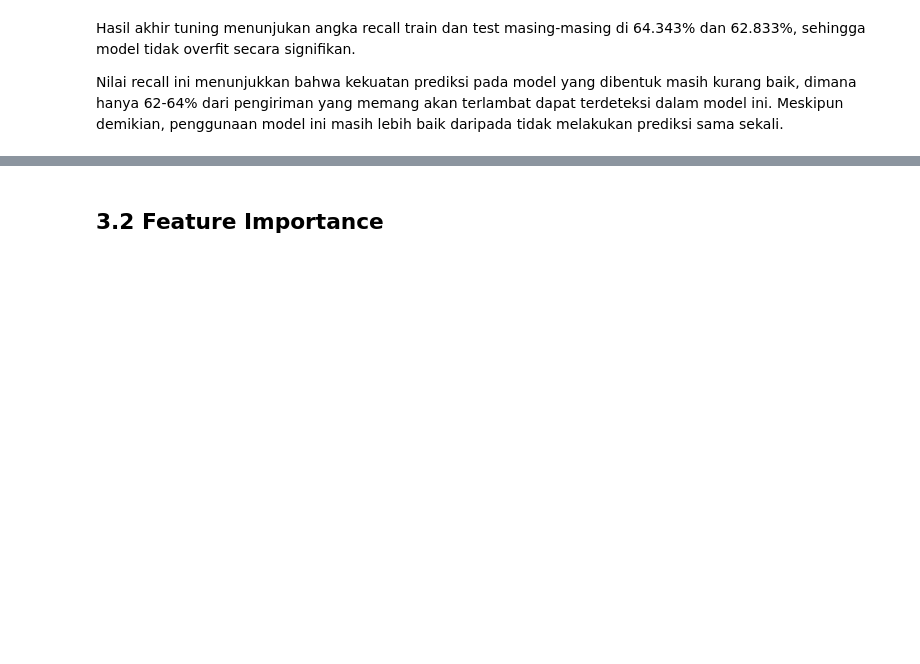
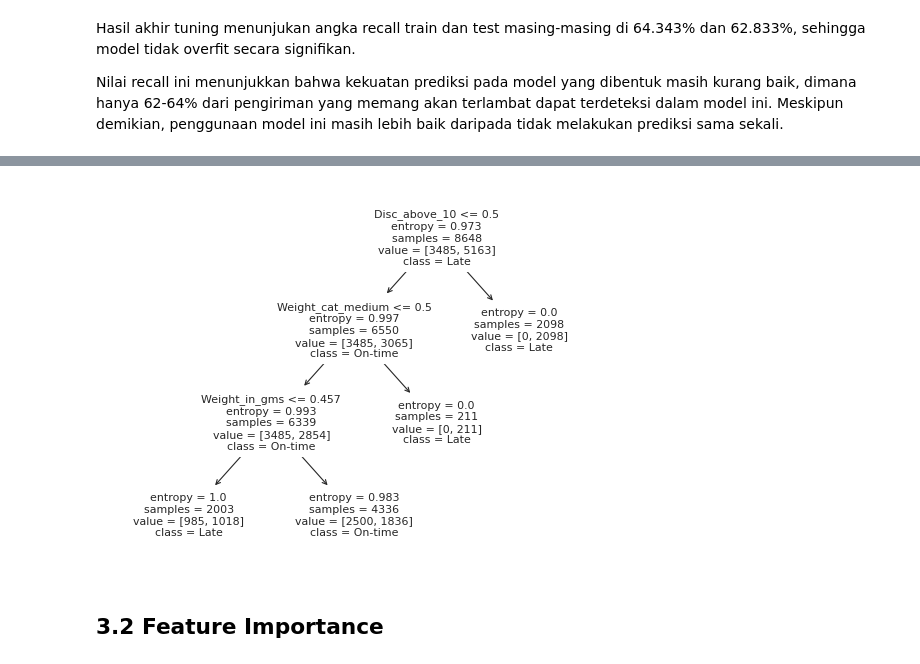
Before and after one commit to uniainiyah/ecommerce-ds, a Jupyter notebook: Final_Project_DS_Rakamin_Batch_31_Kelompok_4_(Cobra).ipynb, the cells around one changed output, grey strips where cells are left out. Drawn from its saved outputs; the diff is of its cells as text; code cells hidden in the pictures; blank space fills up the shorter version.

```diff
--- a/Final_Project_DS_Rakamin_Batch_31_Kelompok_4_(Cobra).ipynb
+++ b/Final_Project_DS_Rakamin_Batch_31_Kelompok_4_(Cobra).ipynb
@@ -1389,7 +1388,7 @@ plt.show()
 Berdasarkan tuning `max_depth` secara manual, dapat dilihat bahwa nilai yang optimal untuk mencegah overfitting maupun underfitting adalah 3. Hal ini berarti model Decision Tree yang dibentuk tidak akan terlalu dalam, dengan hanya 3 tingkat saja.
 # %%
 # masukkan hasil dari best_params_ ke dalam classifier baru
-manual_best_dt_clf = DecisionTreeClassifier(random_state=random_state, min_samples_split=20, min_samples_leaf=18, max_features=None, max_depth=3, criterion='gini')
+manual_best_dt_clf = DecisionTreeClassifier(random_state=random_state, min_samples_split=36, min_samples_leaf=14, max_features=None, max_depth=3, criterion='entropy')
 
 # buat pipeline
 manual_best_dt_pipe = Pipeline(
@@ -1437,3 +1467,9 @@ Nilai recall ini menunjukkan bahwa kekuatan prediksi pada model yang dibentuk ma
+# %%
+# show decision tree
+plot_tree(manual_best_dt_pipe['classifier'], feature_names=all_feat_name, class_names=['On-time', 'Late'])
+plt.show()
+# %% [output]
+[figure, added]
 # %% [markdown]
 ## 3.2 Feature Importance
 # %% [markdown]
```
Also changed, not shown: parts of 10 cells of this notebook.
